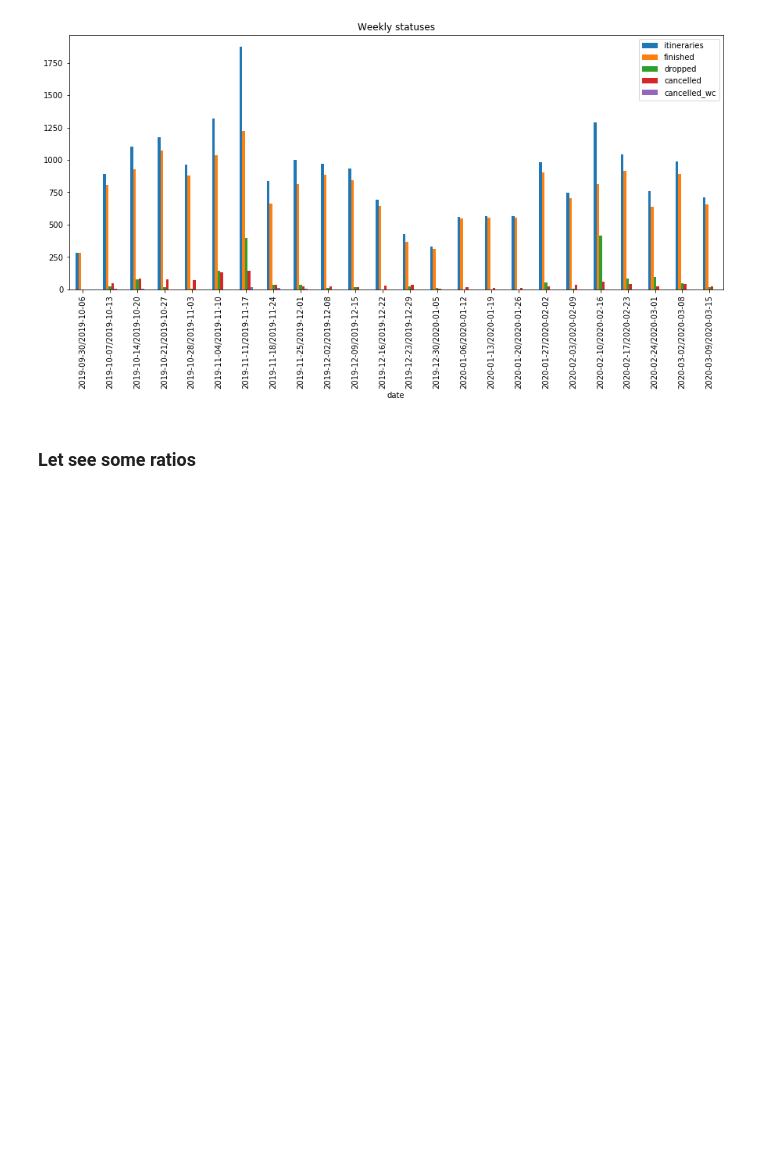
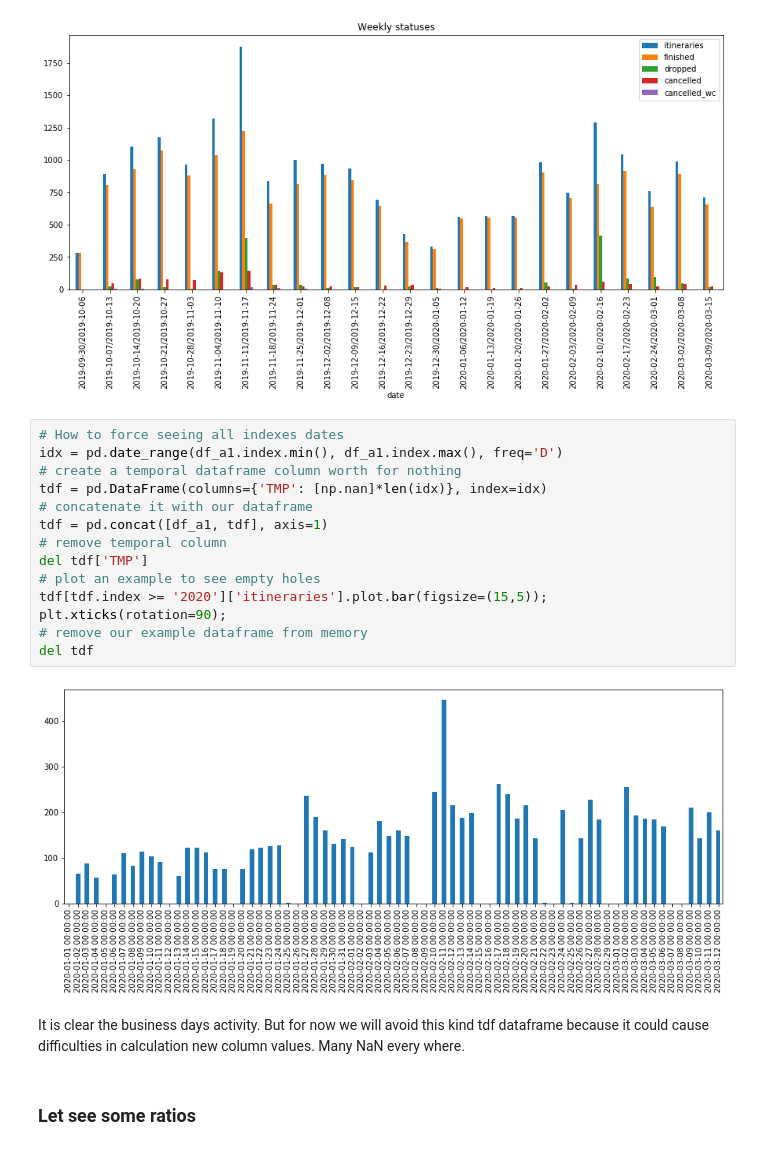
Before and after one commit to akanelson/ds4a, a Jupyter notebook: initial_exploratory_analysis/05 - EDA - First Approach.ipynb, the cells around one changed output. Cells and saved outputs as stored; diff of their text form; blank space fills up the shorter version.

Commit message:
Added one more plot to EDA First Approach

```diff
--- a/initial_exploratory_analysis/05 - EDA - First Approach.ipynb
+++ b/initial_exploratory_analysis/05 - EDA - First Approach.ipynb
@@ -238,6 +244,24 @@ df_a1.groupby(df_a1.index.to_period('W'))[status].sum().plot.bar(figsize=(15,6))
 plt.title('Weekly statuses');
 # %% [output]
 [figure]
+# %%
+# How to force seeing all indexes dates
+idx = pd.date_range(df_a1.index.min(), df_a1.index.max(), freq='D')
+# create a temporal dataframe column worth for nothing
+tdf = pd.DataFrame(columns={'TMP': [np.nan]*len(idx)}, index=idx)
+# concatenate it with our dataframe
+tdf = pd.concat([df_a1, tdf], axis=1)
+# remove temporal column
+del tdf['TMP']
+# plot an example to see empty holes
+tdf[tdf.index >= '2020']['itineraries'].plot.bar(figsize=(15,5));
+plt.xticks(rotation=90);
+# remove our example dataframe from memory
+del tdf
+# %% [output]
+[figure, added]
+# %% [markdown]
+It is clear the business days activity. But for now we will avoid this kind tdf dataframe because it could cause difficulties in calculation new column values. Many NaN every where.
 # %% [markdown]
 ### Let see some ratios
 # %%
```
Also changed, not shown: parts of 1 cell of this notebook, 1 other file.
